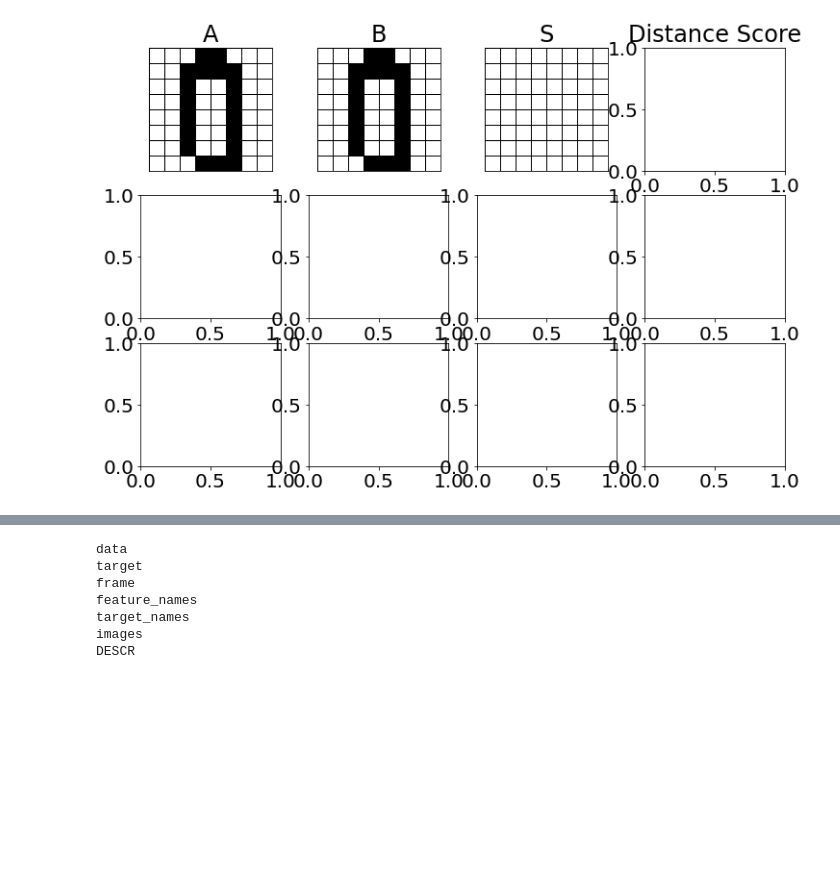
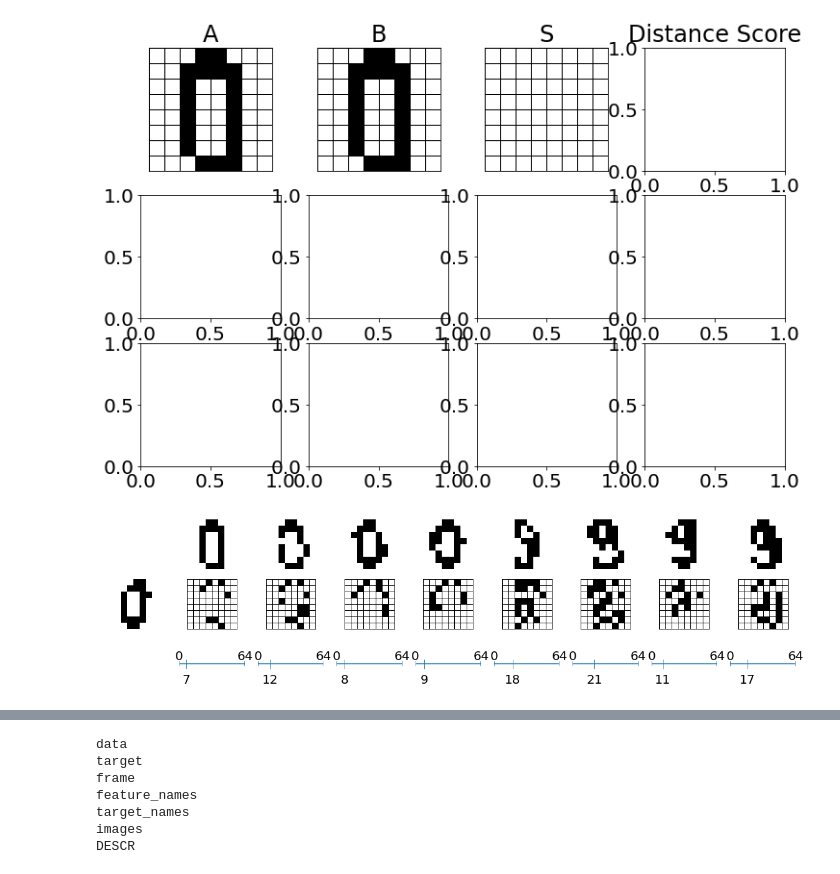
Before and after one commit to rkeulemans/exercise_public, a Jupyter notebook: mnist_knn_tutorial.ipynb, the cells around one changed output, grey strips where cells are left out. Saved outputs shown, nothing was run; the diff lists cells and outputs as text; code cells hidden in the pictures; blank space fills up the shorter version.

```diff
--- a/mnist_knn_tutorial.ipynb
+++ b/mnist_knn_tutorial.ipynb
@@ -491,42 +500,44 @@ plt.savefig("similarity.png", dpi=500, bbox_inches='tight')
 NameError: name 'draw_numberline' is not defined
 [figure]
 # %%
-data_text = [nums[7], nums[9], nums[10], nums[11],
+data = [nums[7], nums[9], nums[10], nums[11],
         nums[1700], nums[1701], nums[1702], nums[1703]]
 
-data = [nums[12], nums[21], nums[22],
+data_exercise = [nums[12], nums[21], nums[22],
         nums[1702], nums[1718], nums[1720]]
 
 fix, axes = plt.subplots(nrows=3, ncols=len(data)+1, figsize=(20,5))
 
 axes[0][0].axis("off")
 
 for i in range(1, len(data)+1):
     axes[0][i].axis("off")
     axes[0][i].matshow(to_binary(data[i-1]), cmap="gray_r", vmin=0, vmax=1)
 
 # for j in range(1, len(data)+1):
 #     axes[j][0].axis("off")
 #     axes[j][0].matshow(to_binary(data[j-1]), cmap="gray_r", vmin=0, vmax=1)
 
 axes[1][0].axis("off")
 axes[1][0].matshow(to_binary(nums[5]), cmap="gray_r", vmin=0, vmax=1)
 
 axes[2][0].axis("off")
 
 for i in range(1, 2):
     for j in range(1, len(data)+1):
 #         print("{},{}".format(i, j))
         i0 = to_binary(nums[5])
         i1 = to_binary(data[j-1])
         similarity_matrix = sp.Matrix(np.abs(i0 - i1))
         numpy_sim_matrix = np.array(similarity_matrix).astype(np.int32)
 #         axes[i][j].axis('off')
         show_grid(axes[i][j])
         axes[i][j].matshow(numpy_sim_matrix, cmap="gray_r", vmin=0, vmax=1)
         draw_numberline(numpy_sim_matrix.sum(), axes[i+1][j])
 
-plt.savefig("neighbours_exercise.png", dpi=500, bbox_inches='tight')
+plt.savefig("neighbours_text.png", dpi=500, bbox_inches='tight')
+# %% [output]
+[figure, added]
 # %%
 data = [nums[7], nums[9], nums[10], nums[11],
         nums[807], nums[802], nums[803], nums[840],
```
Also changed, not shown: parts of 2 cells of this notebook, 2 other files.
